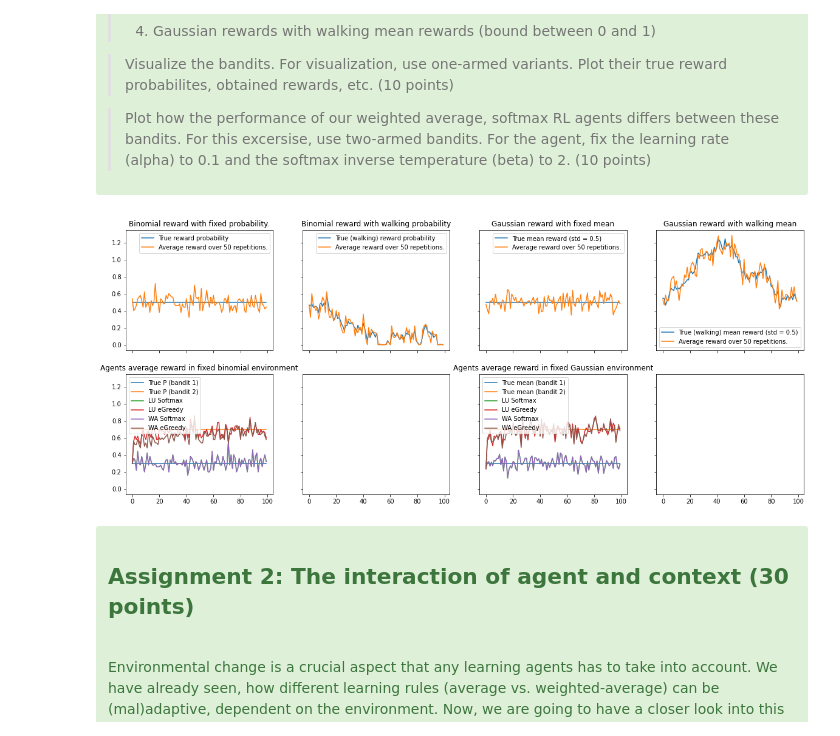
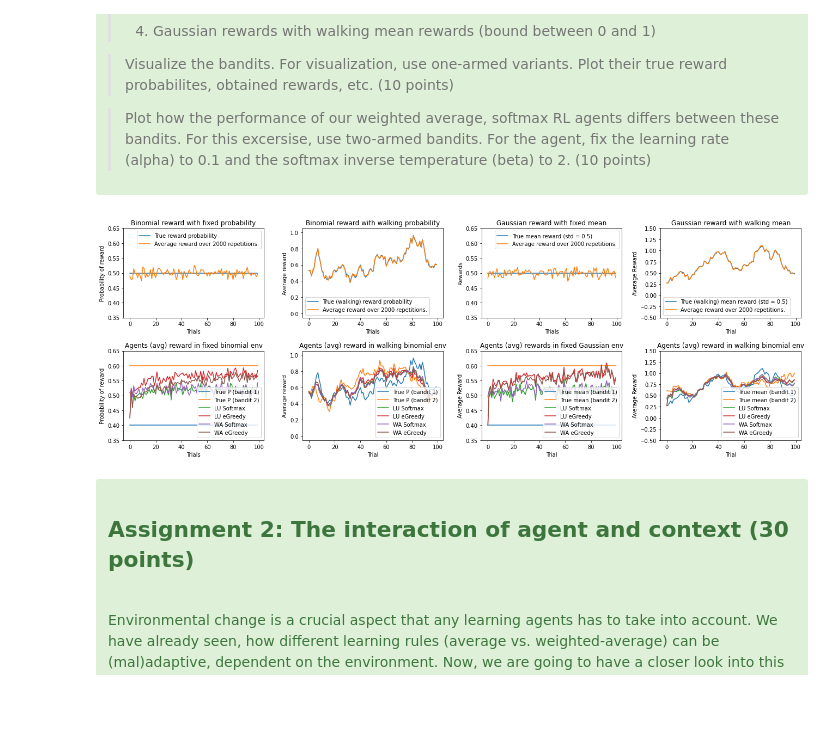
Before and after one commit to LuisKleinwort/CognitiveModellingAssignment2, a Jupyter notebook: CogMod24_bandit_solution.ipynb, the cells around one changed output. Drawn from its saved outputs; the diff is of its cells as text; code cells hidden in the pictures; blank space fills up the shorter version.

```diff
--- a/CogMod24_bandit_solution.ipynb
+++ b/CogMod24_bandit_solution.ipynb
@@ -668,16 +669,19 @@ def agents_full_routine(n_repetitions, n_trials, means_or_probabilities: np.arra
 
     return average_rewards
 # %%
-fig, axes = plt.subplots(2, 4, sharex=True, sharey=True, figsize=(20, 8))
+fig, axes = plt.subplots(2, 4, figsize=(18, 6))
+fig.tight_layout(h_pad=4, w_pad=4)
 # First row does the bandit visualisations.
 # Second row does the agents performances.
 
 # 'Global variables'
 n_trials = 100
-n_repetitions = 50
+n_repetitions = 2000
 noise = lambda: np.random.normal(0, 0.05)
 agent_names = ['LU Softmax', 'LU eGreedy',
                'WA Softmax', 'WA eGreedy']
+init_value = 0.5  # How to initialize the Value array of each agent.
+
 
 # Binomial rewards with fixed reward probabilities:
 fixed_p = 0.5
@@ -686,64 +690,109 @@ axes[0, 0].set_title('Binomial reward with fixed probability.')
 axes[0, 0].plot([fixed_p] * n_trials)
 axes[0, 0].plot(np.mean(rewards, axis=0))
 axes[0, 0].legend(['True reward probability', f'Average reward over {n_repetitions} repetitions.'])
-
+axes[0, 0].set_xlabel('Trials')
+axes[0, 0].set_ylabel('Probability of reward')
+axes[0, 0].set_ylim([0.35, 0.65])
 # Two-armed
-p1 = 0.3
-p2 = 0.7
+p1 = 0.4
+p2 = 0.6
 probabilities = np.array([[p1]*n_trials, [p2]*n_trials])
-averages = agents_full_routine(n_repetitions, n_trials, probabilities)
+averages = agents_full_routine(n_repetitions, n_trials, probabilities, init_value = init_value)
 axes[1, 0].plot([p1]*n_trials)
 axes[1, 0].plot([p2]*n_trials)
 for avg in averages:
     axes[1, 0].plot(avg)
 axes[1, 0].legend(['True P (bandit 1)', 'True P (bandit 2)'] + agent_names)
-axes[1, 0].set_title('Agents average reward in fixed binomial environment')
+axes[1, 0].set_title('Agents (avg) reward in fixed binomial env')
+axes[1, 0].set_xlabel('Trials')
+axes[1, 0].set_ylabel('Probability of reward')
+axes[1, 0].set_ylim([0.35, 0.65])
+
 
 # Binomial rewards with walking reward probabilities:
-starting_p = 0.5
-walking_p = [np.clip(starting_p := starting_p + noise(), 0, 1) for _ in range(n_trials)]
+starting_p = 0.4
+walking_p = [starting_p := np.clip(starting_p + noise(), 0, 1) for _ in range(n_trials)]
 rewards = np.array([[np.random.choice([1, 0], p = [p, 1 - p]) for p in walking_p] for _ in range(n_repetitions)])
 axes[0, 1].set_title('Binomial reward with walking probability')
 axes[0, 1].plot(walking_p)
 axes[0, 1].plot(np.mean(rewards, axis=0))
 axes[0, 1].legend(['True (walking) reward probability', f'Average reward over {n_repetitions} repetitions.'])
+axes[0, 1].set_xlabel('Trials')
+axes[0, 1].set_ylabel('Average reward')
+axes[0, 1].set_ylim([-0.05, 1.05])
+# Two armed
+starting_p2 = 0.6
+walking_p2 = [starting_p2 := np.clip(starting_p2 + noise(), 0, 1) for _ in range(n_trials)]
+averages = agents_full_routine(n_repetitions, n_trials, np.array([walking_p, walking_p2]), init_value=init_value)
+axes[1, 1].plot(walking_p)
+axes[1, 1].plot(walking_p2)
+for avg in averages:
+    axes[1, 1].plot(avg)
+axes[1, 1].legend(['True P (bandit 1)', 'True P (bandit 2)'] + agent_names)
+axes[1, 1].set_title('Agents (avg) reward in walking binomial env')
+axes[1, 1].set_xlabel('Trial')
+axes[1, 1].set_ylabel('Average reward')
+axes[1, 1].set_ylim([-0.05, 1.05])
+
 
 # Guassian rewards with fixed mean rewards:
 fixed_mean = 0.5
 fixed_deviation = 0.5
-rewards = np.array([[np.random.normal(fixed_mean, fixed_deviation) for mean in walking_mean] for _ in range(n_repetitions)])
+rewards = np.array([[np.random.normal(fixed_mean, fixed_deviation) for _ in range(n_trials)] for _ in range(n_repetitions)])
 axes[0, 2].set_title('Gaussian reward with fixed mean')
 axes[0, 2].plot([fixed_mean] * n_trials)
 axes[0, 2].plot(np.mean(rewards, axis=0))
 axes[0, 2].legend(['True mean reward (std = 0.5)', f'Average reward over {n_repetitions} repetitions.'])
-
+axes[0, 2].set_xlabel('Trials')
+axes[0, 2].set_ylabel('Rewards')
+axes[0, 2].set_ylim([0.35, 0.65])
 # Two-armed
-mean1 = 0.3
-mean2 = 0.7
+mean1 = 0.4
+mean2 = 0.6
 deviation = 0.5
 probabilities = np.array([[mean1]*n_trials, [mean2]*n_trials])
-averages = agents_full_routine(n_repetitions, n_trials, probabilities, deviation)
+averages = agents_full_routine(n_repetitions, n_trials, probabilities, deviation, init_value = init_value)
 axes[1, 2].plot([mean1]*n_trials)
 axes[1, 2].plot([mean2]*n_trials)
 for avg in averages:
     axes[1, 2].plot(avg)
 axes[1, 2].legend(['True mean (bandit 1)', 'True mean (bandit 2)'] + agent_names)
-axes[1, 2].set_title('Agents average reward in fixed Gaussian environment')
+axes[1, 2].set_title('Agents (avg) rewards in fixed Gaussian env')
+axes[1, 2].set_xlabel('Trial')
+axes[1, 2].set_ylabel('Average Reward')
+axes[1, 2].set_ylim([0.35, 0.65])
+
 
 # Guassian rewwards with walking mean rewards:
-starting_mean = 0.5
+starting_mean = 0.35
 fixed_deviation = 0.5
-walking_mean = [np.clip(starting_mean := starting_mean + noise(), -3, 3) for _ in range(n_trials)]
+walking_mean = [starting_mean := np.clip(starting_mean + noise(), -3, 3) for _ in range(n_trials)]
 rewards = np.array([[np.random.normal(mean, fixed_deviation) for mean in walking_mean] for _ in range(n_repetitions)])
 axes[0, 3].set_title('Gaussian reward with walking mean')
 axes[0, 3].plot(walking_mean)
 axes[0, 3].plot(np.mean(rewards, axis=0))
 axes[0, 3].legend(['True (walking) mean reward (std = 0.5)', f'Average reward over {n_repetitions} repetitions.'])
+axes[0, 3].set_xlabel('Trial')
+axes[0, 3].set_ylabel('Average Reward')
+axes[0, 3].set_ylim([-0.5, 1.5])
+# Two armed
+starting_mean2 = 0.65
+walking_mean2 = [starting_mean2 := np.clip(starting_mean2 + noise(), -3, 3) for _ in range(n_trials)]
+averages = agents_full_routine(n_repetitions, n_trials, np.array([walking_mean, walking_mean2]), fixed_deviation, init_value=init_value)
+axes[1, 3].plot(walking_mean)
+axes[1, 3].plot(walking_mean2)
+for avg in averages:
+    axes[1, 3].plot(avg)
+axes[1, 3].legend(['True mean (bandit 1)', 'True mean (bandit 2)'] + agent_names)
+axes[1, 3].set_title('Agents (avg) reward in walking binomial env')
+axes[1, 3].set_xlabel('Trial')
+axes[1, 3].set_ylabel('Average Reward')
+axes[1, 3].set_ylim([-0.5, 1.5])
 
 
 plt.show()
 # %% [output]
-[figure, old version]
+[figure, new version]
 # %% [markdown]
 <div class="alert alert-success" role="alert">
 <h2> Assignment 2: The interaction of agent and context (30 points) </h2><br>
```
Also changed, not shown: parts of 10 cells of this notebook.
